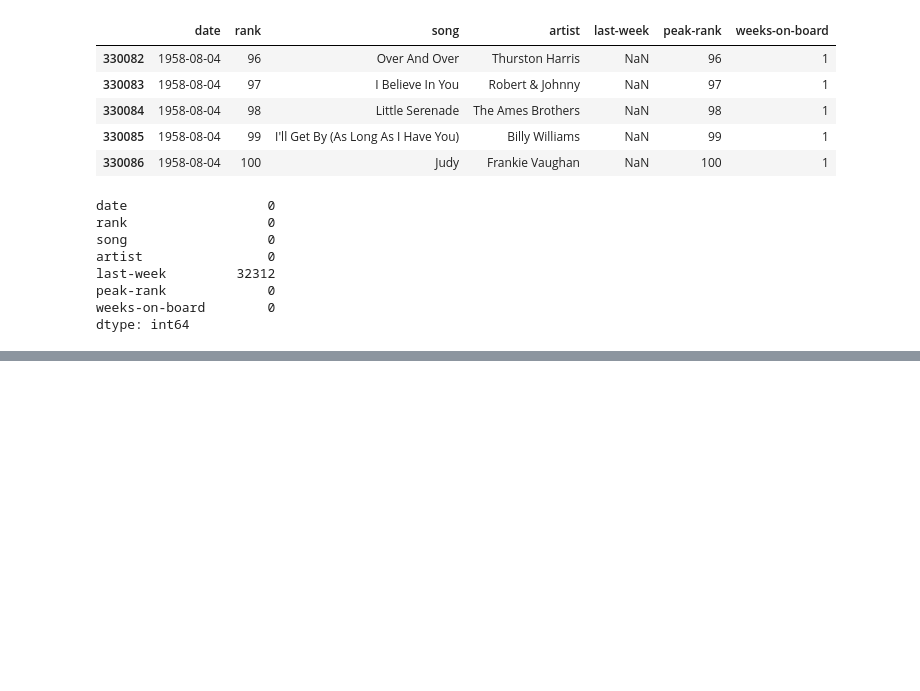
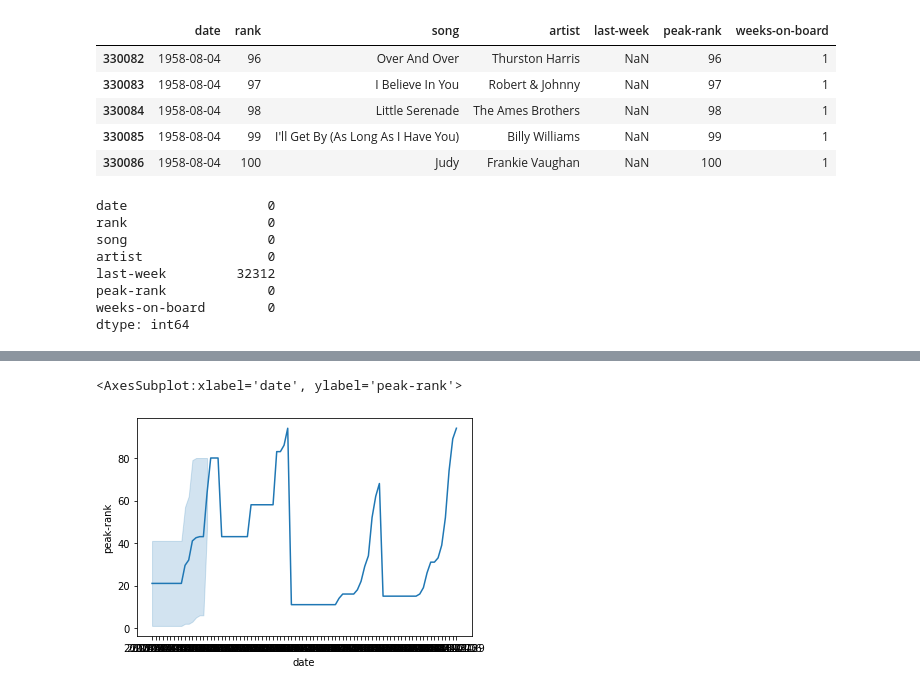
Before and after one commit to Bramstorp/MusicDataAnalyse, a Jupyter notebook: billboard.ipynb, the cells around one changed output, grey strips where cells are left out. Drawn from its saved outputs; the diff is of its cells as text; code cells hidden in the pictures; blank space fills up the shorter version.

Commit message:
added more ye data

```diff
--- a/billboard.ipynb
+++ b/billboard.ipynb
@@ -56,0 +65,4 @@ dtype: int64
+# %%
+# Get Kanye West's top 10 songs by weeks on the board
+kanye_west_df = df[df['artist'] == 'Kanye West']
+kanye_west_df.sort_values(by='weeks-on-board', ascending=False).head(10)
@@ -56,0 +106,5 @@ dtype: int64
+# %%
+sns.lineplot(x='date',y='peak-rank', data=kanye_west_df[-100:])
+# %% [output]
+<AxesSubplot:xlabel='date', ylabel='peak-rank'>
+[figure, added]
```
Also changed, not shown: parts of 9 cells of this notebook.
